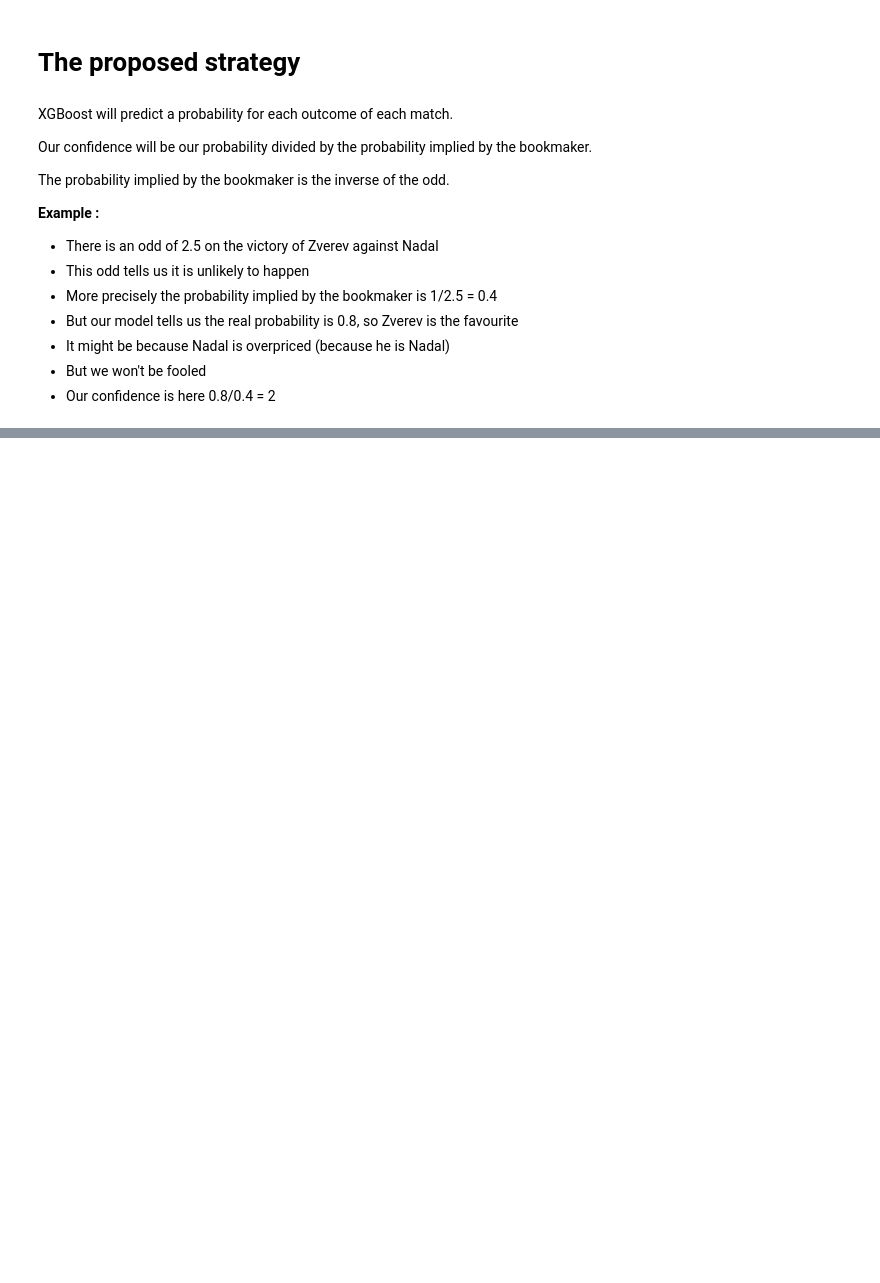
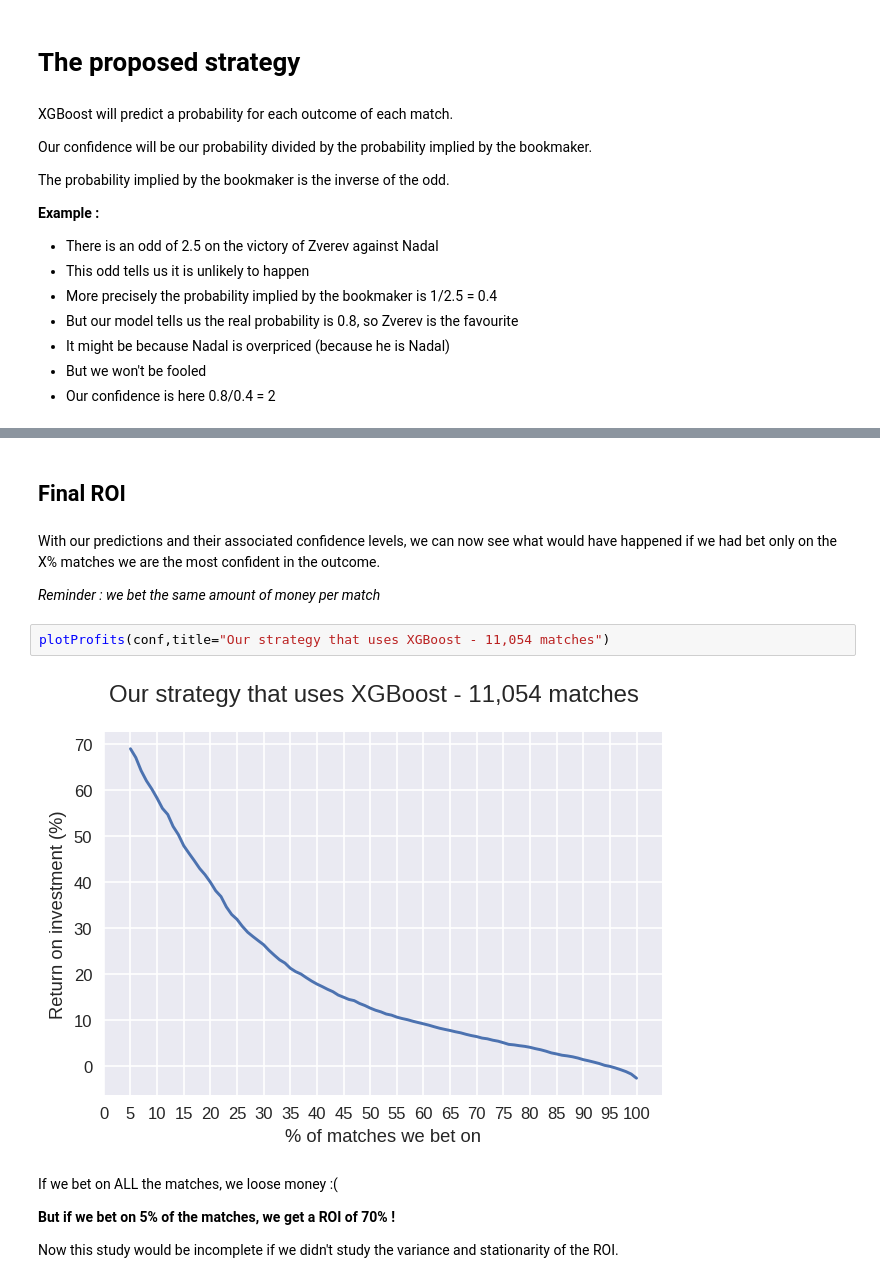
Before and after one commit to edouardthom/ATPBetting, a Jupyter notebook: Beating the bookmakers on tennis matches.ipynb, the cells around one changed output, grey strips where cells are left out. Cells and saved outputs as stored; diff of their text form; blank space fills up the shorter version.

```diff
--- a/Beating the bookmakers on tennis matches.ipynb
+++ b/Beating the bookmakers on tennis matches.ipynb
@@ -237,0 +324,16 @@ To make the process quicker, and as it doesn't harm the ROI, instead of training
+# %% [markdown]
+## Final ROI <a name="final_roi"></a>
+# %% [markdown]
+With our predictions and their associated confidence levels, we can now see what would have happened if we had bet only on the X% matches we are the most confident in the outcome.
+
+*Reminder : we bet the same amount of money per match*
+# %%
+plotProfits(conf,title="Our strategy that uses XGBoost - 11,054 matches")
+# %% [output]
+[figure, added]
+# %% [markdown]
+If we bet on ALL the matches, we loose money :(
+
+**But if we bet on 5% of the matches, we get a ROI of 70% !**
+
+Now this study would be incomplete if we didn't study the variance and stationarity of the ROI.
```
Also changed, not shown: parts of 35 cells of this notebook, 9 other files.
